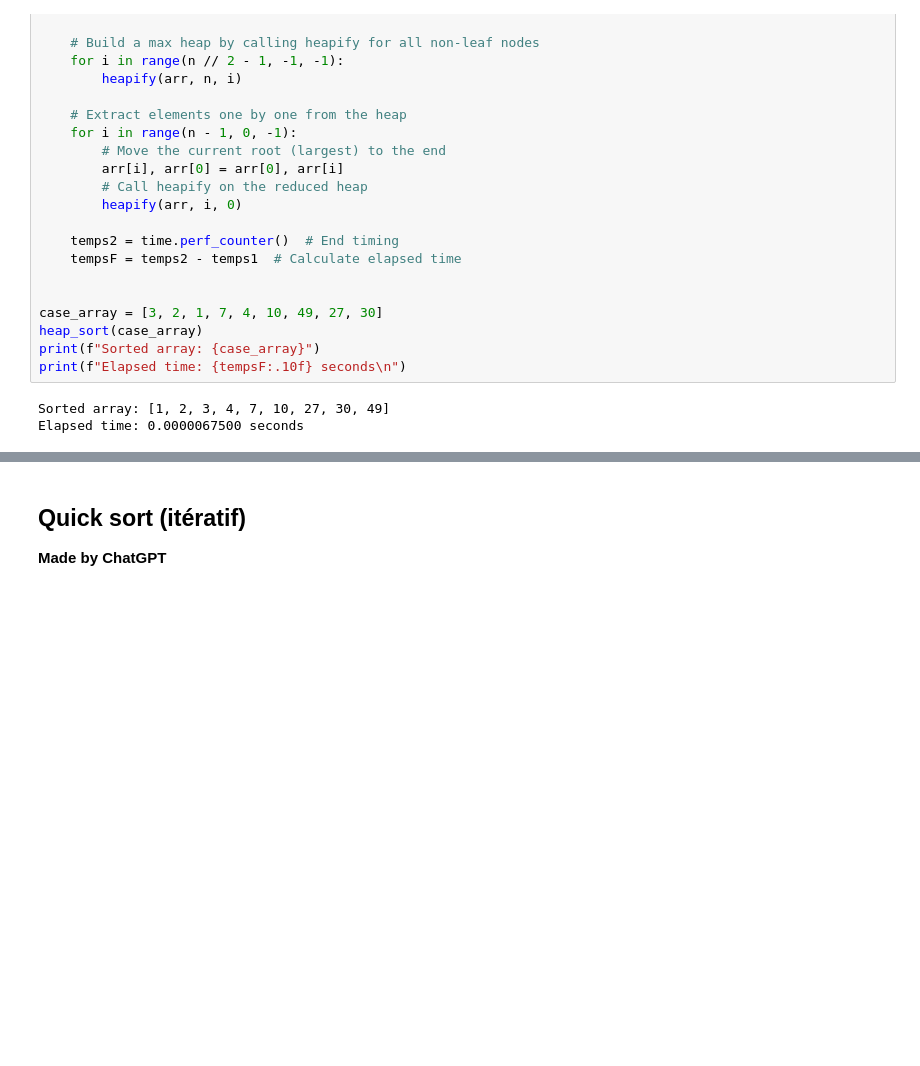
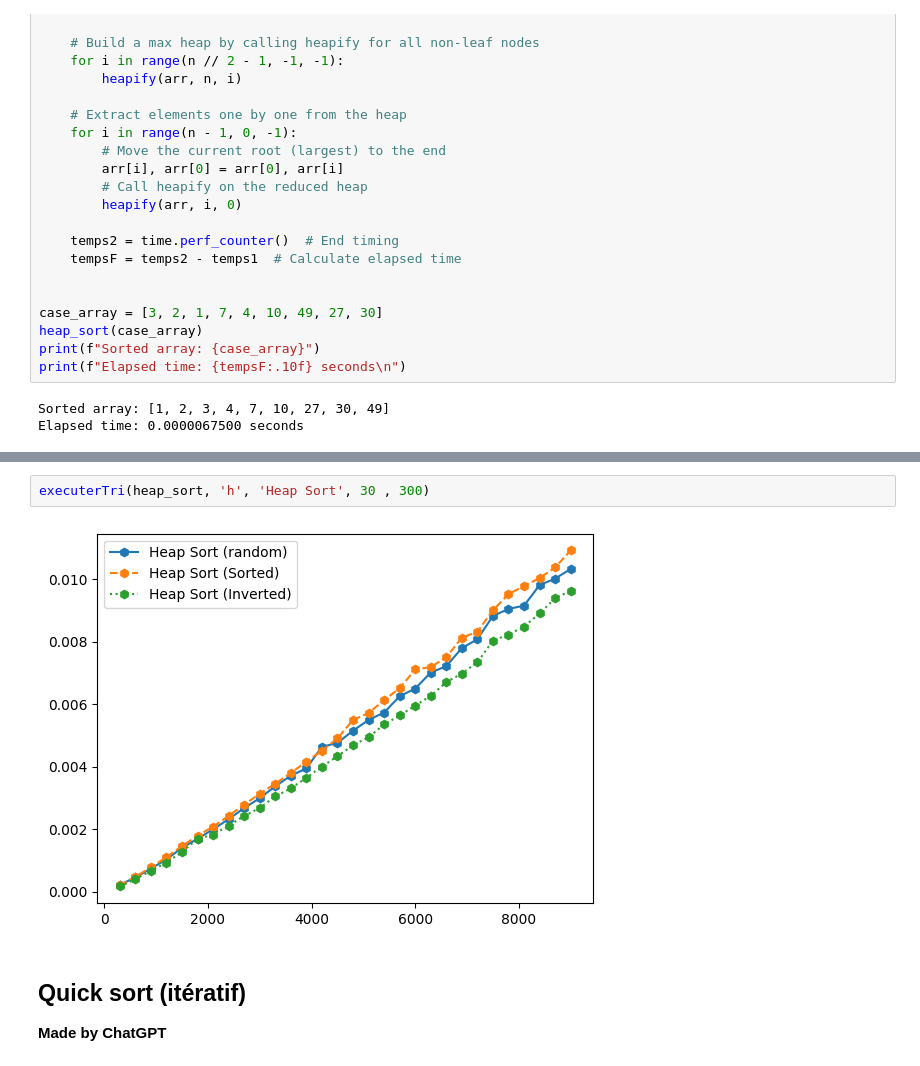
Before and after one commit to zshelali/projet-it4-complexity, a Jupyter notebook: TP - 2023 - Time Complexity sorting algorithms.ipynb, the cells around one changed output, grey strips where cells are left out. Drawn from its saved outputs; the diff is of its cells as text; blank space fills up the shorter version.

Commit message:
heap

```diff
--- a/TP - 2023 - Time Complexity sorting algorithms.ipynb
+++ b/TP - 2023 - Time Complexity sorting algorithms.ipynb
@@ -586,3 +593,7 @@ Nous restons dans un cas où seul un nombre fixe de variables est utilisé, donc
+# %%
+executerTri(heap_sort, 'h', 'Heap Sort', 30 , 300)
+# %% [output]
+[figure, added]
 # %% [markdown]
 ## Quick sort (itératif)
 **Made by ChatGPT**
```
Also changed, not shown: parts of 13 cells of this notebook.
